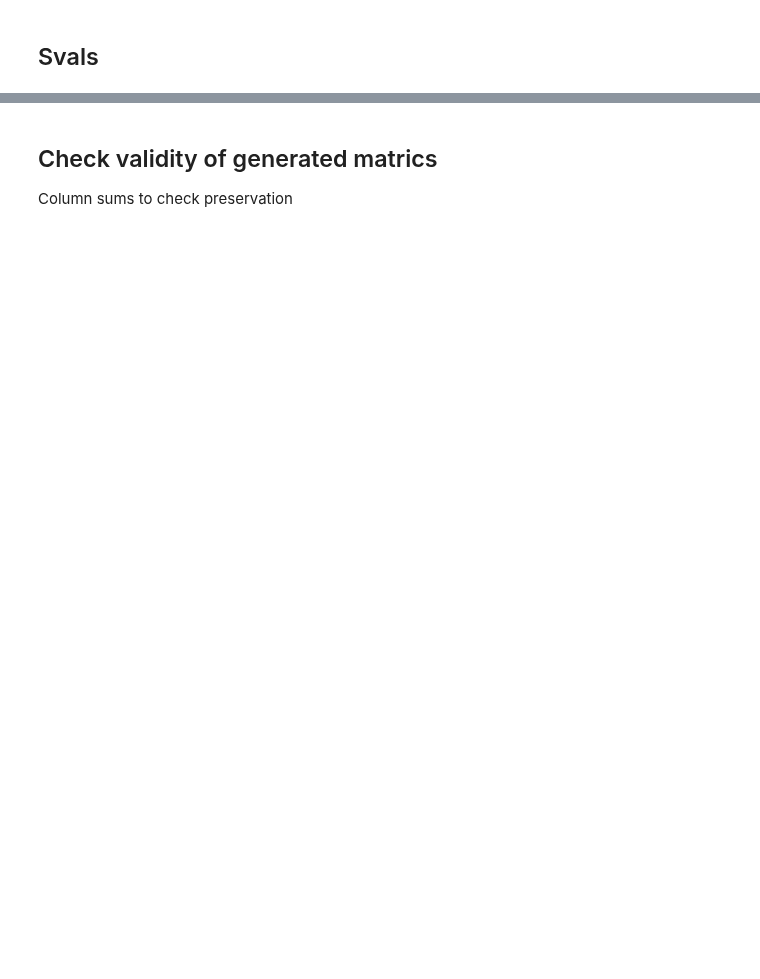
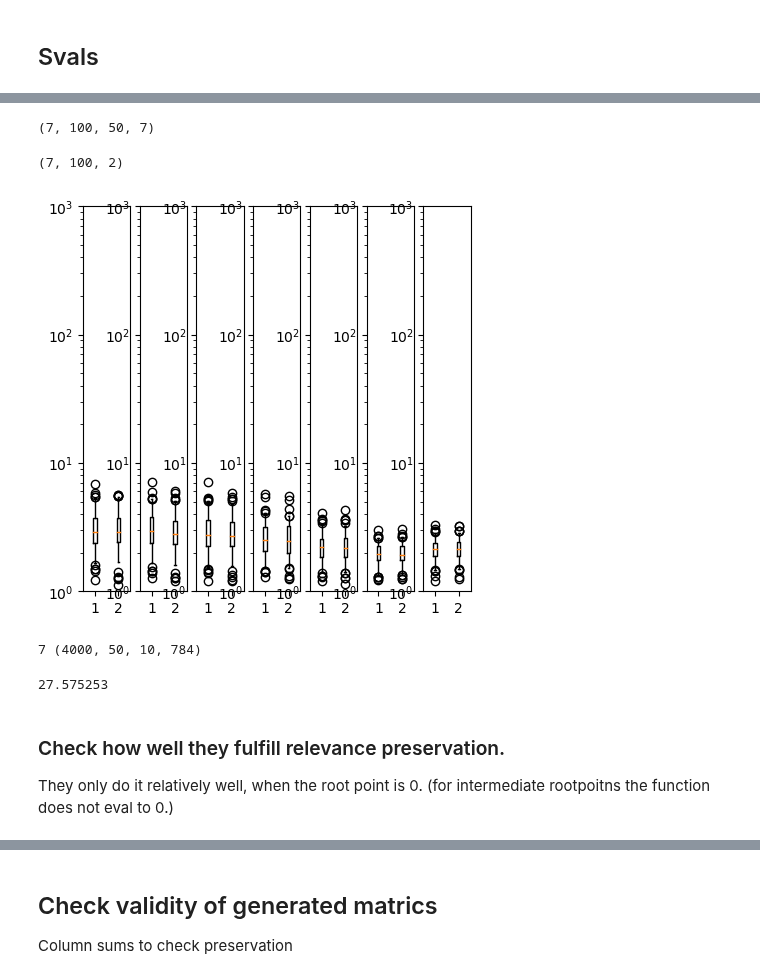
Before and after one commit to johannesmaess/investigation, a Jupyter notebook: integrated_gradients.ipynb, the cells around one changed output, grey strips where cells are left out. Drawn from its saved outputs; the diff is of its cells as text; code cells hidden in the pictures; blank space fills up the shorter version.

```diff
--- a/integrated_gradients.ipynb
+++ b/integrated_gradients.ipynb
@@ -396,11 +285,2 @@ fig, axs = distribution_plot(v, gammas=vgg_linear_layer_idx, \
 # %% [markdown]
 ## MNIST
-# %%
-n_points = 100
-
-iig = IntermediateIntegratedGradients(model_d3.seq)
-grads = iig.batch_attribute(data[:n_points], measure_at_layers=d3_before_all_conv, like_lrp=True, multiply_by_inputs=False)
-i_grads = iig.batch_attribute(data[:n_points], measure_at_layers=d3_before_all_conv, like_lrp=True, multiply_by_inputs=True, n_steps=100, baselines_at_steps=[100])
-
-print(len(grads), grads[0].shape)
-print(type(grads), type(grads[0]), type(grads[0][0]), type(grads[0][0][0]), type(grads[0][0][0][0]))
@@ -439,0 +453,28 @@ for ax, d in zip(axs, d):
+# %%
+svals.shape
+# %% [output]
+(7, 100, 50, 7)
+# %%
+ylim = (1,1000)
+
+d = condition_number(svals, percentile=.95)[:, :, [0, -1]]
+print(d.shape)
+# boxplot vertical, log scaled y axis:
+fig, axs = plt.subplots(1, len(d), figsize=(5, 5))
+for ax, d in zip(axs, d):
+    ax.set_yscale('log')
+    ax.boxplot(d, vert=True, showfliers=True, whis=[5, 95])
+    ax.set_ylim(ylim)
+# %% [output]
+(7, 100, 2)
+[figure, added]
+# %%
+## L1 operator norm of IG
+print(len(i_grads), i_grads[0].shape)
+np.abs(i_grads[0][4]).sum(axis=(1,2)).max()
+# %% [output]
+7 (4000, 50, 10, 784)
+27.575253
+# %% [markdown]
+### Check how well they fulfill relevance preservation.
+They only do it relatively well, when the root point is 0. (for intermediate rootpoitns the function does not eval to 0.)
```
Also changed, not shown: parts of 70 cells of this notebook, 28 other files.
